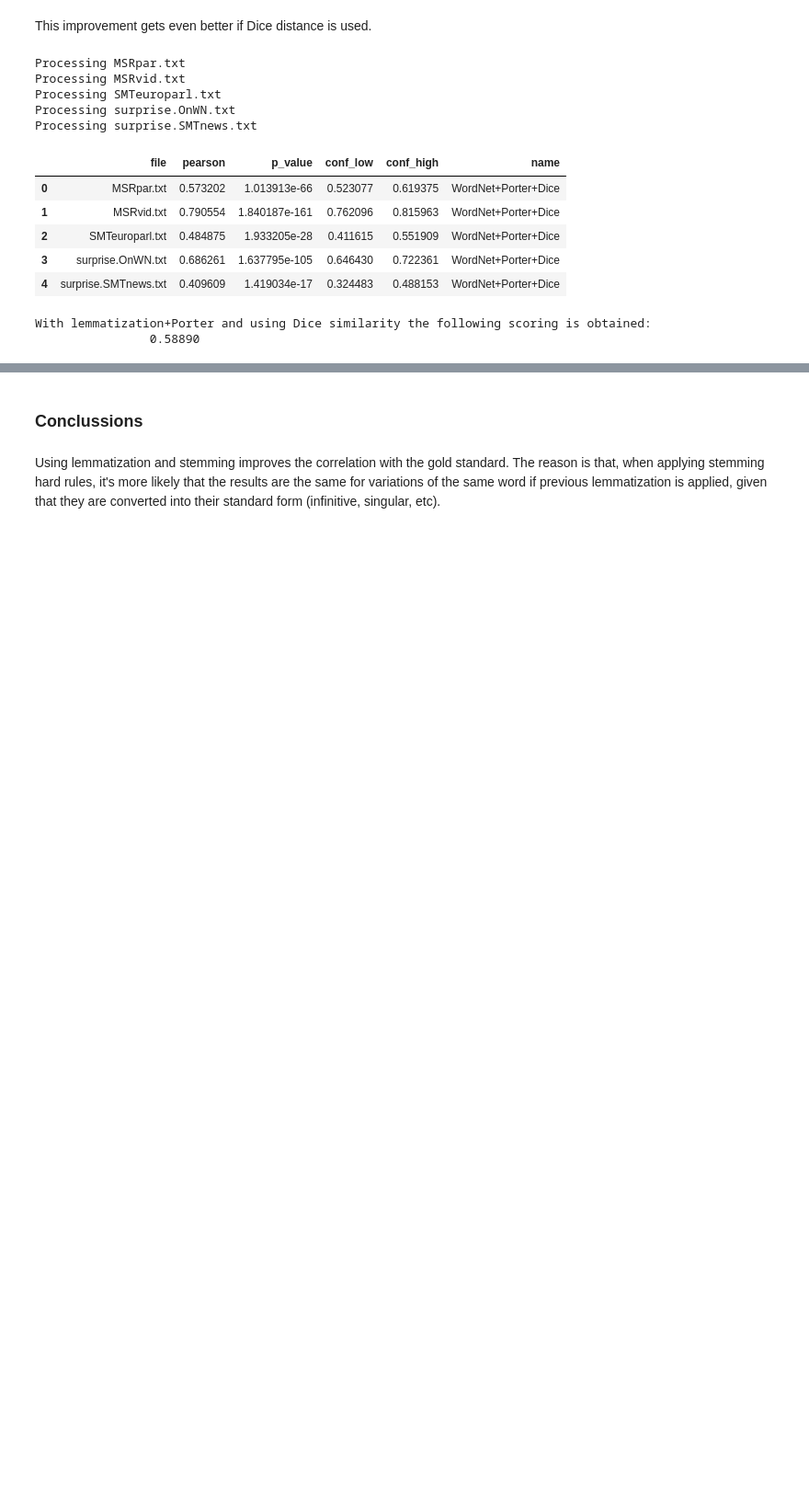
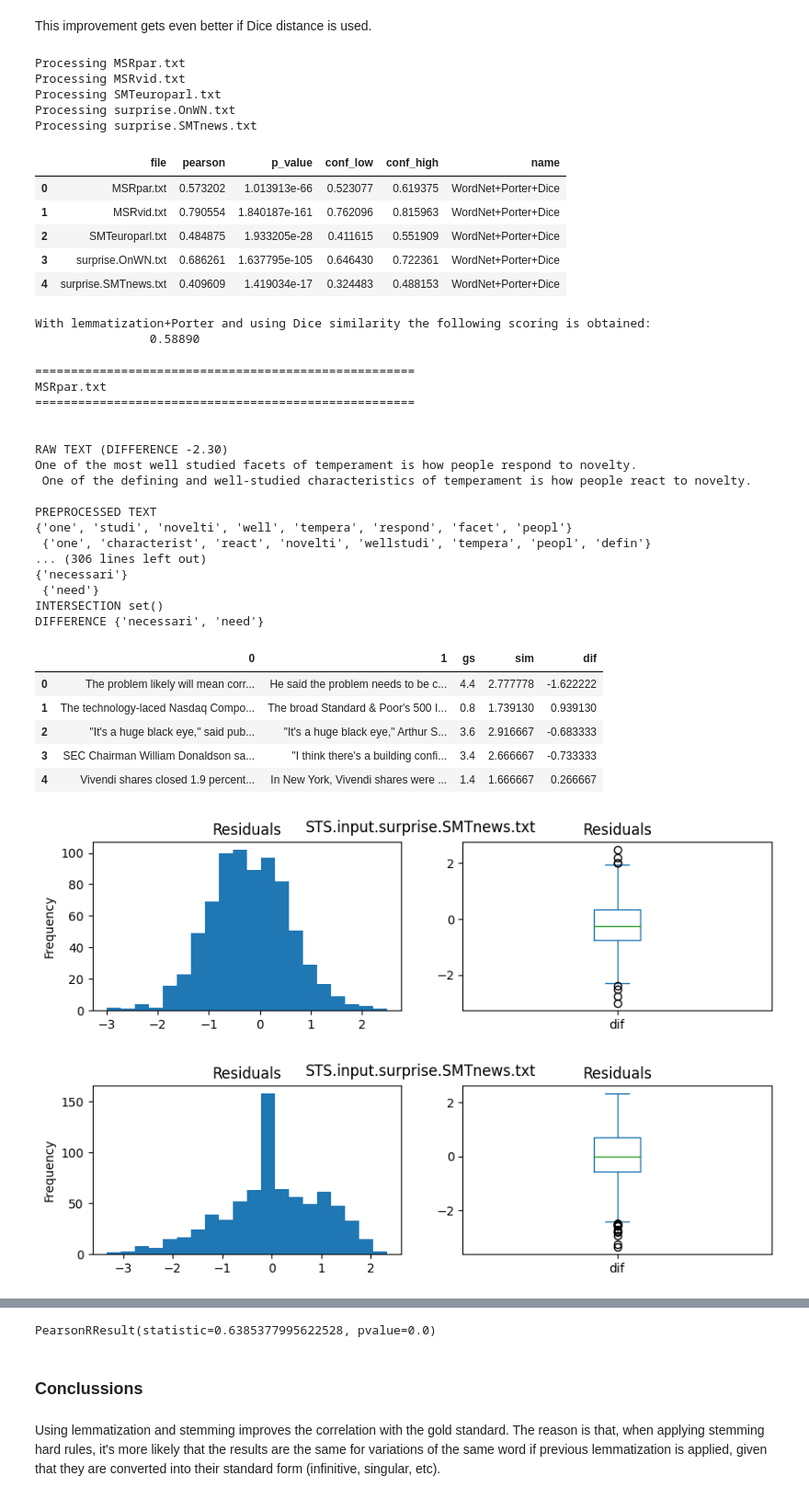
Before and after one commit to BecTome/UPC_MasterArtificialIntelligence, a Jupyter notebook: IHLT/Labs/Lab2_Structure/readPars.ipynb, the cells around one changed output, grey strips where cells are left out. Shown at 92% size. Drawn from its saved outputs; the diff is of its cells as text; code cells hidden in the pictures; blank space fills up the shorter version.

```diff
--- a/IHLT/Labs/Lab2_Structure/readPars.ipynb
+++ b/IHLT/Labs/Lab2_Structure/readPars.ipynb
@@ -42,7 +42,7 @@ dt.head()
 | 3 | The vote will take place today at... | The vote will take place at 5.30pm |
 | 4 | The fishermen are inactive, tired... | The fishermen are inactive, tired... |
 # %%
-dt['gs'] = pd.read_csv('test-gold/STS.gs.SMTeuroparl.txt',sep='\t',header=None)
+dt['gs'] = pd.read_csv('../test-gold/STS.gs.SMTeuroparl.txt',sep='\t',header=None)
 # %%
 dt.shape
 # %% [output]
@@ -135,9 +135,9 @@ def corr_with_gold(filename, similarity=jaccard_sim):
 
     # In some of the files, tabulations appear as \t instead of a tab
     # To solve this problem, it's been included \\t (escaped "\") as a possible separator
-    dt = pd.read_csv('test-gold/STS.input.' + filename,sep='\t|\\t',
+    dt = pd.read_csv('../test-gold/STS.input.' + filename,sep='\t|\\t',
                      header=None, on_bad_lines='skip', engine='python')
-    dt['gs'] = pd.read_csv('test-gold/STS.gs.'+filename,sep='\t|\\t',header=None,
+    dt['gs'] = pd.read_csv('../test-gold/STS.gs.'+filename,sep='\t|\\t',header=None,
                            on_bad_lines='skip', engine='python')
 
     # Bad lines are inserted as null values sometimes
@@ -157,8 +157,8 @@ def ind_report(filename):
     print(filename)
     print("=====================================================")
     print("\n")
-    df_ind_report = pd.read_csv(f'test-gold/STS.input.{filename}.txt',sep='\t|\\t',header=None, engine='python')
-    df_ind_report['gs'] = pd.read_csv(f'test-gold/STS.gs.{filename}.txt',sep='\t|\\t',header=None, engine='python')
+    df_ind_report = pd.read_csv(f'../test-gold/STS.input.{filename}.txt',sep='\t|\\t',header=None, engine='python')
+    df_ind_report['gs'] = pd.read_csv(f'../test-gold/STS.gs.{filename}.txt',sep='\t|\\t',header=None, engine='python')
     df_ind_report['sim'] = df_ind_report.apply(lambda x: get_similarity(*x[:2]) , axis=1)
     df_ind_report['sim'] *= 5.
     df_ind_report['dif'] = df_ind_report['sim'] - df_ind_report['gs']
@@ -255,7 +255,7 @@ following collections:
 # %%
 print("List of Files\n")
 
-for filename in os.listdir('test-gold'):
+for filename in os.listdir('../test-gold'):
     print(filename)
 # %% [output]
 List of Files
@@ -913,9 +913,9 @@ class STSAnalyzer:
 
         # In some of the files, tabulations appear as \t instead of a tab
         # To solve this problem, it's been included \\t (escaped "\") as a possible separator
-        dt = pd.read_csv('test-gold/STS.input.' + filename, sep='\t|\\t',
+        dt = pd.read_csv('../test-gold/STS.input.' + filename, sep='\t|\\t',
                         header=None, on_bad_lines='skip', engine='python')
-        dt['gs'] = pd.read_csv('test-gold/STS.gs.'+ filename, sep='\t|\\t',header=None,
+        dt['gs'] = pd.read_csv('../test-gold/STS.gs.'+ filename, sep='\t|\\t',header=None,
                             on_bad_lines='skip', engine='python')
 
         # Bad lines are inserted as null values sometimes
@@ -930,13 +930,17 @@ class STSAnalyzer:
 
         return pearsonr(arr_sim, dt['gs'].values)
 
-    def ind_report(self):
+    def ind_report(self, file=None):
+
+        if file is None:
+            file = self.filename
+
         print("=====================================================")
-        print(self.filename)
+        print(file)
         print("=====================================================")
         print("\n")
-        df_ind_report = pd.read_csv(f'test-gold/STS.input.{self.filename}',sep='\t|\\t',header=None, engine='python')
-        df_ind_report['gs'] = pd.read_csv(f'test-gold/STS.gs.{self.filename}',sep='\t|\\t',header=None, engine='python')
+        df_ind_report = pd.read_csv(f'../test-gold/STS.input.{file}',sep='\t|\\t',header=None, engine='python')
+        df_ind_report['gs'] = pd.read_csv(f'../test-gold/STS.gs.{file}',sep='\t|\\t',header=None, engine='python')
         df_ind_report['sim'] = df_ind_report.apply(lambda x: self.get_similarity(*x[:2]) , axis=1)
         df_ind_report['sim'] *= 5.
         df_ind_report['dif'] = df_ind_report['sim'] - df_ind_report['gs']
@@ -1125,3 +1129,36 @@ print(f"\t\t{sts_wordnet_porter_dice.df_scores.pearson.mean():.5f}")
 # %% [output]
 With lemmatization+Porter and using Dice similarity the following scoring is obtained:
                 0.58890
+# %%
+df_total = pd.DataFrame()
+for file in ls_files:
+    sts_wordnet_porter_dice.ind_report(file)
+    df_total = pd.concat([df_total, sts_wordnet_porter_dice.df_ind_report], axis=0, ignore_index=True)
+
+df_total.head()
+# %% [output]
+=====================================================
+MSRpar.txt
+=====================================================
+
+
+RAW TEXT (DIFFERENCE -2.30)
+One of the most well studied facets of temperament is how people respond to novelty.
+ One of the defining and well-studied characteristics of temperament is how people react to novelty.
+
+PREPROCESSED TEXT
+{'one', 'studi', 'novelti', 'well', 'tempera', 'respond', 'facet', 'peopl'}
+ {'one', 'characterist', 'react', 'novelti', 'wellstudi', 'tempera', 'peopl', 'defin'}
+... (306 lines left out)
+{'necessari'}
+ {'need'}
+INTERSECTION set()
+DIFFERENCE {'necessari', 'need'}
+|  | 0 | 1 | gs | sim | dif |
+| 0 | The problem likely will mean corr... | He said the problem needs to be c... | 4.4 | 2.777778 | -1.622222 |
+| 1 | The technology-laced Nasdaq Compo... | The broad Standard & Poor's 500 I... | 0.8 | 1.739130 | 0.939130 |
+| 2 | "It's a huge black eye," said pub... | "It's a huge black eye," Arthur S... | 3.6 | 2.916667 | -0.683333 |
+| 3 | SEC Chairman William Donaldson sa... | "I think there's a building confi... | 3.4 | 2.666667 | -0.733333 |
+| 4 | Vivendi shares closed 1.9 percent... | In New York, Vivendi shares were ... | 1.4 | 1.666667 | 0.266667 |
+[figure, added]
+[figure, added]
@@ -1128,3 +1168,7 @@ With lemmatization+Porter and using Dice similarity the following scoring is obt
+# %%
+pearsonr(df_total['gs'], df_total['sim'])
+# %% [output]
+PearsonRResult(statistic=0.6385377995622528, pvalue=0.0)
 # %% [markdown]
 ### Conclussions
 # %% [markdown]
```
Also changed, not shown: parts of 6 cells of this notebook.
